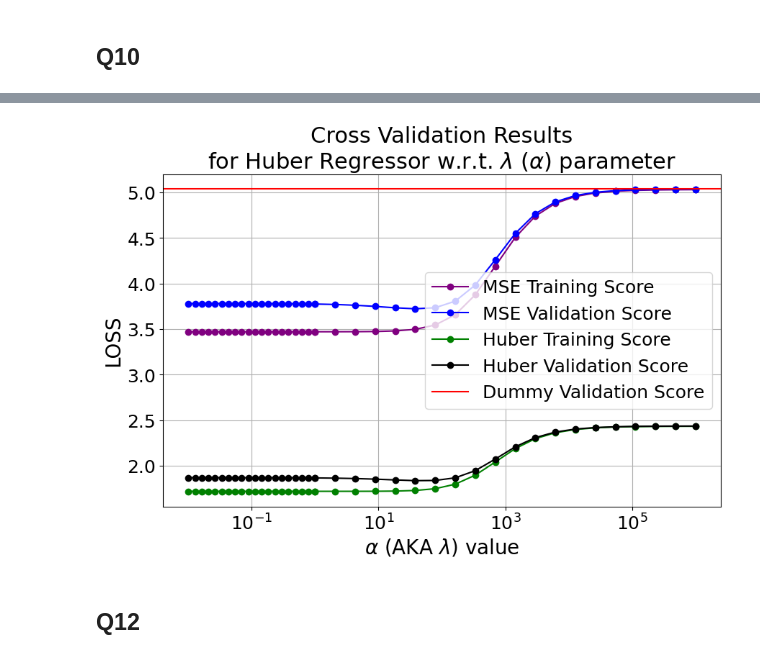
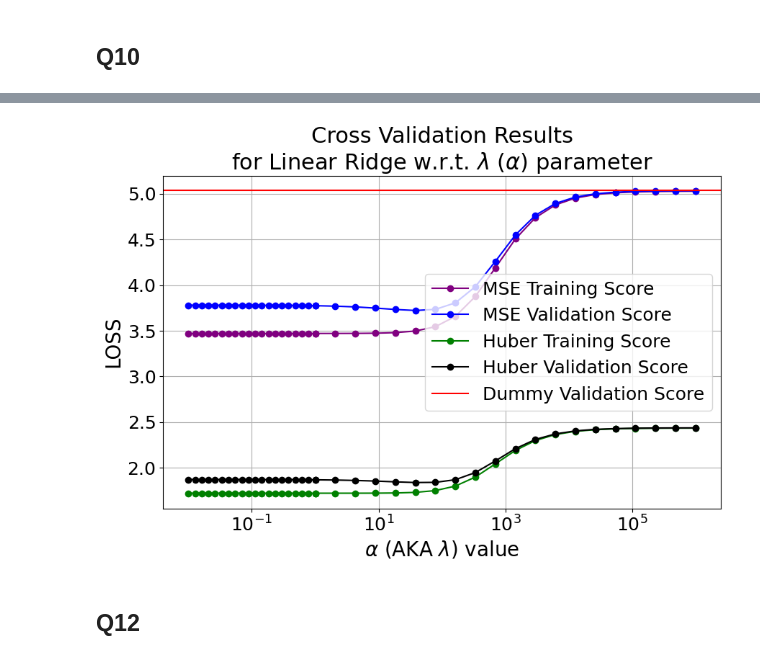
Before and after one commit to dgershko/iml_hw3, a Jupyter notebook: hw3.ipynb, the cells around one changed output, grey strips where cells are left out. Drawn from its saved outputs; the diff is of its cells as text; code cells hidden in the pictures.

```diff
--- a/hw3.ipynb
+++ b/hw3.ipynb
@@ -367,7 +367,7 @@ Best delta: 5.760917860337551, corresponds to quantile: 0.98
 def huber_loss(estimator, x, y):
     return LinearRegressor.loss(estimator.w, estimator.b, x, y, delta)
 
-lr_values = list(np.logspace(-5, -1, 10)) +list(np.logspace(-1, -0.1, 10))
+lr_values = list(np.logspace(-5, -0.35, 10))
 # # print(f"delta: {delta}")
 huber_train = []
 huber_validation = []
@@ -395,7 +395,7 @@ plt.axhline(y=dummy_validation_score, label="Dummy Validation Score", marker="o"
 plt.xlabel("Learning Rate")
 plt.ylabel("Huber Loss")
 plt.title("""Cross Validation Results
-for Huber Regressor w.r.t. LR parameter""")
+for Linear Regressor w.r.t. LR parameter""")
 plt.legend()
 plt.grid(True)
 plt.show()
@@ -552,7 +552,7 @@ plt.axhline(y=dummy_validation_score, label="Dummy Validation Score", color="red
 plt.xlabel(r"$\alpha$ (AKA $\lambda$) value")
 plt.ylabel("LOSS")
 plt.title(r"""Cross Validation Results
-for Huber Regressor w.r.t. $\lambda$ ($\alpha$) parameter""")
+for Linear Ridge w.r.t. $\lambda$ ($\alpha$) parameter""")
 plt.legend()
 plt.grid(True)
 # plt.show()
@@ -579,4 +579,4 @@ MSE Validation Score: 3.7226036500844857
-[figure, old version]
+[figure, new version]
 # %% [markdown]
 ## Q12
 # %%
```
Also changed, not shown: parts of 6 cells of this notebook.
